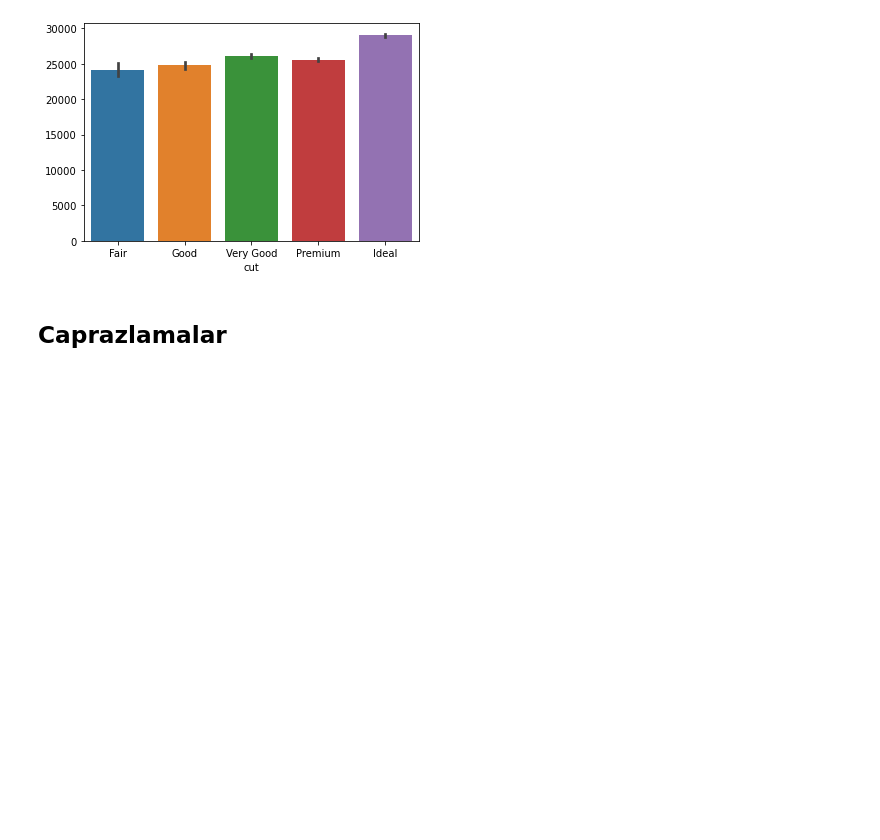
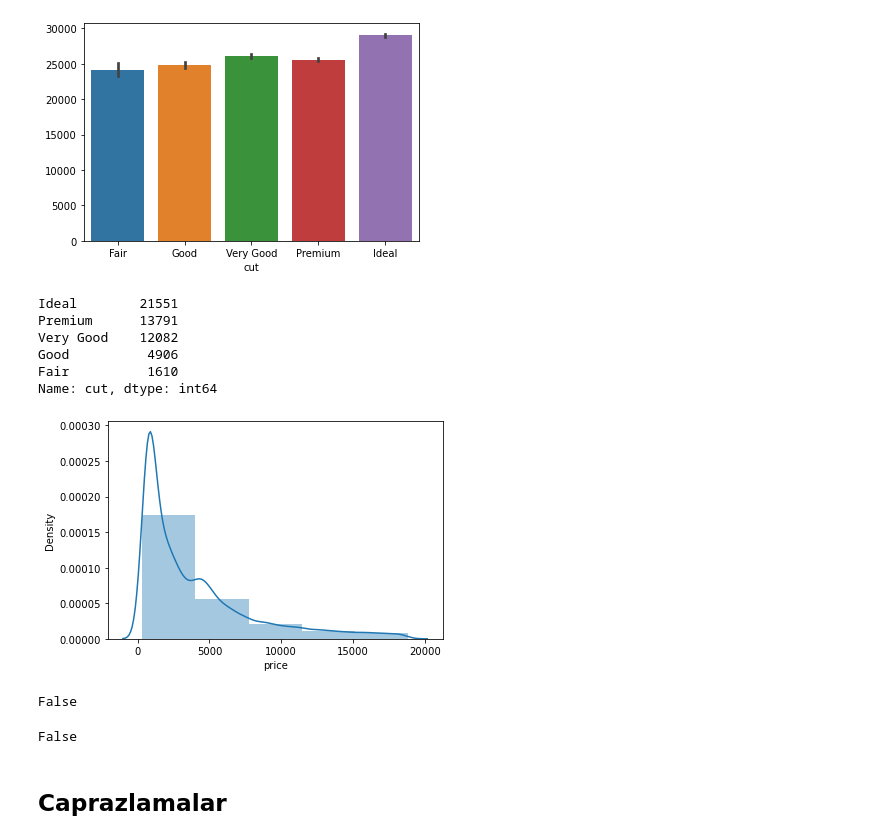
Before and after one commit to HasanBeratSoke/Veri_Gorsellestirme, a Jupyter notebook: veri_Gorsellestirme.ipynb, the cells around one changed output. Saved outputs shown, nothing was run; the diff lists cells and outputs as text; code cells hidden in the pictures; blank space fills up the shorter version.

```diff
--- a/veri_Gorsellestirme.ipynb
+++ b/veri_Gorsellestirme.ipynb
@@ -287,3 +301,5 @@ df['cut'].value_counts().plot.barh().set_title('cut degiskeknini sinif frekansla
  .set_title('cut degiskeknini sinif frekanslari'));
 # %% [output]
 [figure]
+# %%
+df = df.dtypes(include = ["object"]);
@@ -293,6 +311,28 @@ sns.barplot(x='cut', y=df.cut.index, data=df)
 # %% [output]
 <AxesSubplot:xlabel='cut'>
 [figure]
+# %%
+df["cut"].value_counts()
+# %% [output]
+Ideal        21551
+Premium      13791
+Very Good    12082
+Good          4906
+Fair          1610
+Name: cut, dtype: int64
+# %%
+sns.distplot(df.price, bins = 5, kde = True);
+# %% [output]
+[figure, added]
+# %%
+
+df.isnull().values.all()
+# %% [output]
+False
+# %%
+df.isnull().values.any()
+# %% [output]
+False
 # %% [markdown]
 ## Caprazlamalar
 # %%
```
Also changed, not shown: parts of 60 cells of this notebook.
